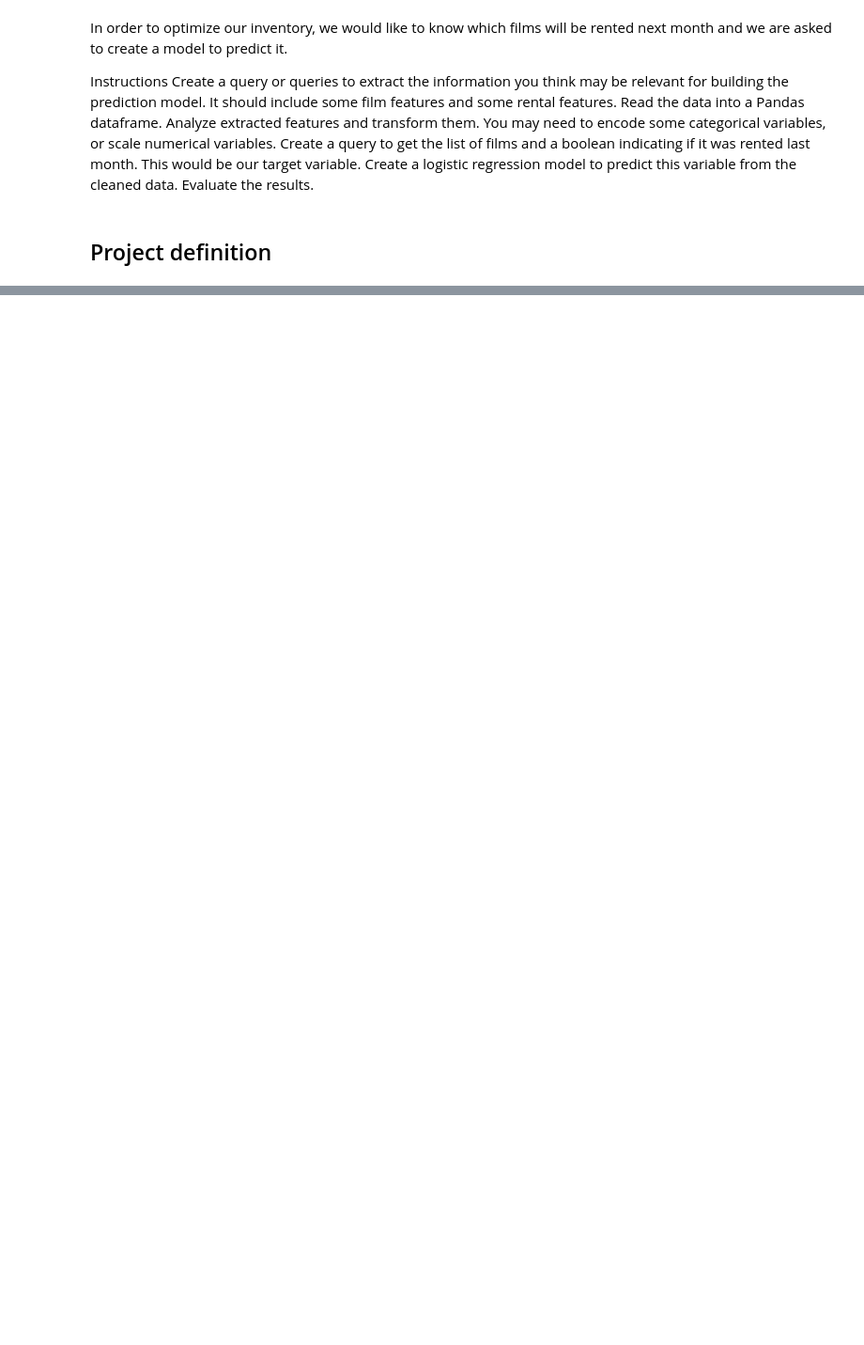
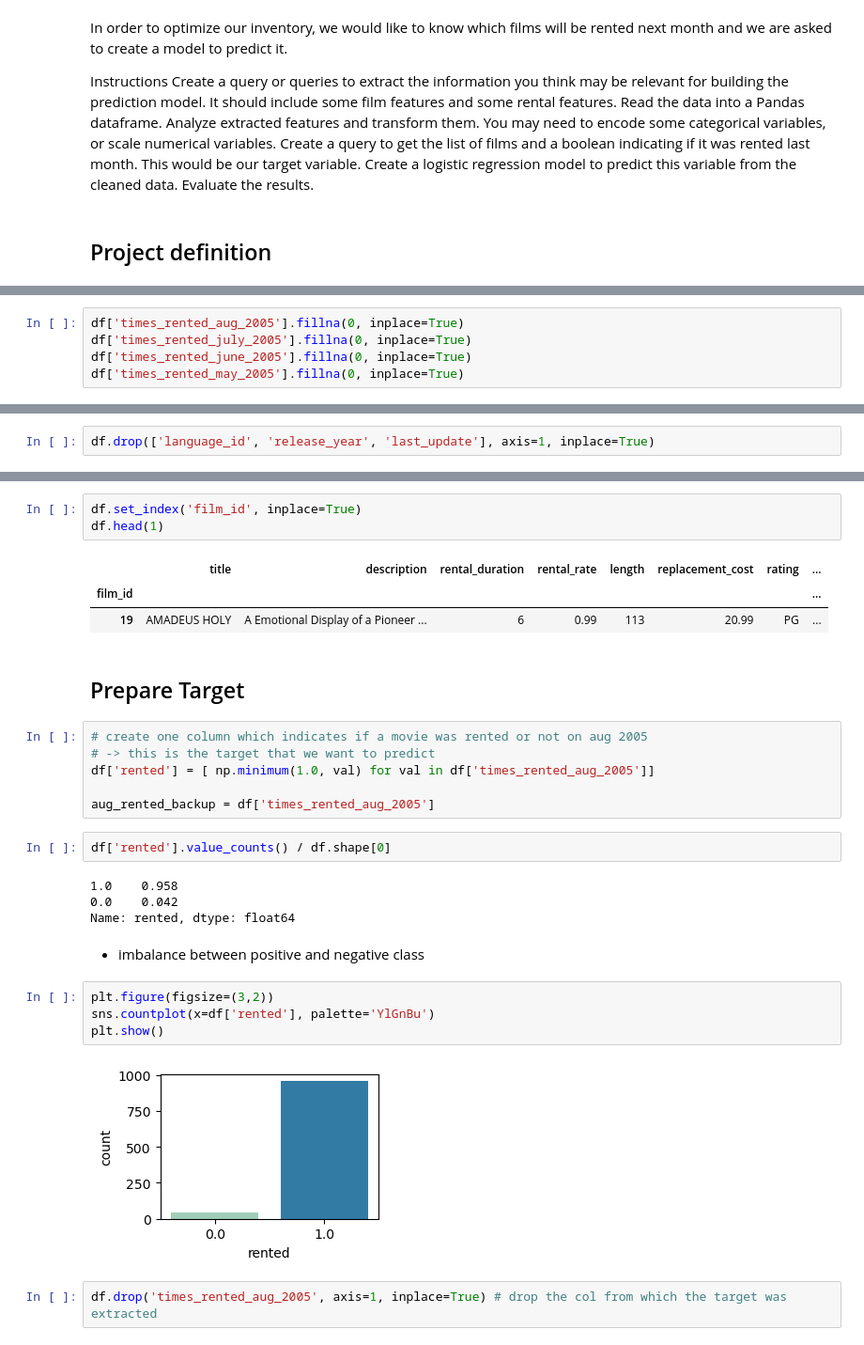
Before and after one commit to nataschaberg/classification-lab-u3, a Jupyter notebook: lab-logreg-sakila.ipynb, the cells around one changed output, grey strips where cells are left out. Shown: that part at 94% size. Cells and saved outputs as stored; diff of their text form; blank space fills up the shorter version.

```diff
--- a/lab-logreg-sakila.ipynb
+++ b/lab-logreg-sakila.ipynb
@@ -98,0 +126,5 @@ data
+# %%
+df['times_rented_aug_2005'].fillna(0, inplace=True)
+df['times_rented_july_2005'].fillna(0, inplace=True)
+df['times_rented_june_2005'].fillna(0, inplace=True)
+df['times_rented_may_2005'].fillna(0, inplace=True)
@@ -98,0 +180,2 @@ data
+# %%
+df.drop(['language_id', 'release_year', 'last_update'], axis=1, inplace=True)
@@ -98,0 +189,31 @@ data
+# %%
+df.set_index('film_id', inplace=True)
+df.head(1)
+# %% [output]
+|  | title | description | rental_duration | rental_rate | length | replacement_cost | rating | ... |
+| film_id |  |  |  |  |  |  |  | ... |
+| 19 | AMADEUS HOLY | A Emotional Display of a Pioneer ... | 6 | 0.99 | 113 | 20.99 | PG | ... |
+# %% [markdown]
+## Prepare Target
+# %%
+# create one column which indicates if a movie was rented or not on aug 2005
+# -> this is the target that we want to predict
+df['rented'] = [ np.minimum(1.0, val) for val in df['times_rented_aug_2005']]
+
+aug_rented_backup = df['times_rented_aug_2005']
+# %%
+df['rented'].value_counts() / df.shape[0]
+# %% [output]
+1.0    0.958
+0.0    0.042
+Name: rented, dtype: float64
+# %% [markdown]
+- imbalance between positive and negative class
+# %%
+plt.figure(figsize=(3,2))
+sns.countplot(x=df['rented'], palette='YlGnBu')
+plt.show()
+# %% [output]
+[figure, added]
+# %%
+df.drop('times_rented_aug_2005', axis=1, inplace=True) # drop the col from which the target was extracted
```
Also changed, not shown: parts of 39 cells of this notebook.
